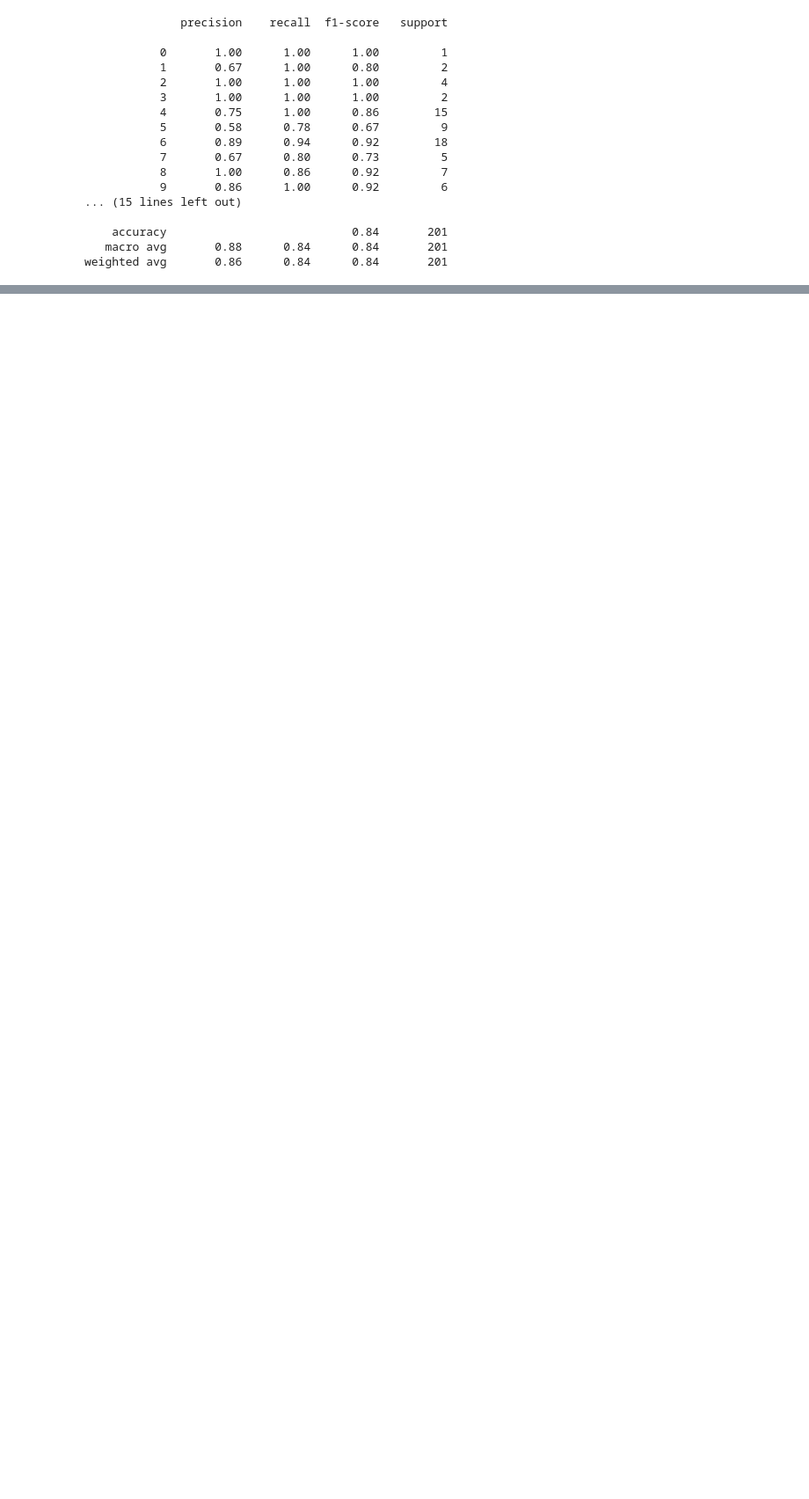
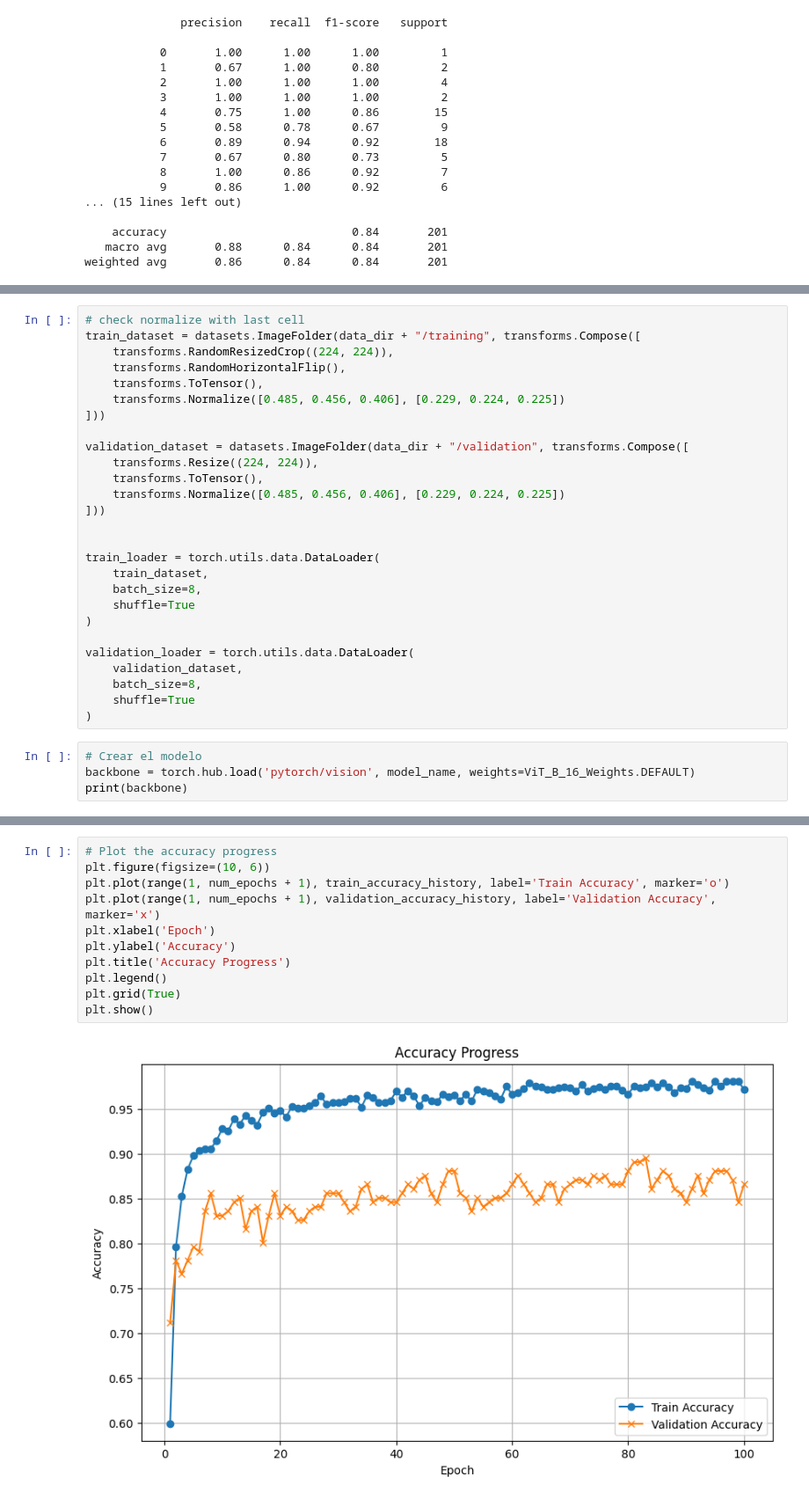
Before and after one commit to abrigoni/PNTDF-Deep-Learning-Models, a Jupyter notebook: model.ipynb, the cells around one changed output, grey strips where cells are left out. Shown at 88% size. Saved outputs shown, nothing was run; the diff lists cells and outputs as text; blank space fills up the shorter version.

Commit message:
update training ViT

```diff
--- a/model.ipynb
+++ b/model.ipynb
@@ -1507,0 +1525,31 @@ weighted avg       0.86      0.84      0.84       201
+# %%
+# check normalize with last cell
+train_dataset = datasets.ImageFolder(data_dir + "/training", transforms.Compose([
+    transforms.RandomResizedCrop((224, 224)),
+    transforms.RandomHorizontalFlip(),
+    transforms.ToTensor(),
+    transforms.Normalize([0.485, 0.456, 0.406], [0.229, 0.224, 0.225])
+]))
+
+validation_dataset = datasets.ImageFolder(data_dir + "/validation", transforms.Compose([
+    transforms.Resize((224, 224)),
+    transforms.ToTensor(),
+    transforms.Normalize([0.485, 0.456, 0.406], [0.229, 0.224, 0.225])
+]))
+
+
+train_loader = torch.utils.data.DataLoader(
+    train_dataset,
+    batch_size=8,
+    shuffle=True
+)
+
+validation_loader = torch.utils.data.DataLoader(
+    validation_dataset,
+    batch_size=8,
+    shuffle=True
+)
+# %%
+# Crear el modelo
+backbone = torch.hub.load('pytorch/vision', model_name, weights=ViT_B_16_Weights.DEFAULT)
+print(backbone)
@@ -1507,0 +1690,13 @@ weighted avg       0.86      0.84      0.84       201
+# %%
+# Plot the accuracy progress
+plt.figure(figsize=(10, 6))
+plt.plot(range(1, num_epochs + 1), train_accuracy_history, label='Train Accuracy', marker='o')
+plt.plot(range(1, num_epochs + 1), validation_accuracy_history, label='Validation Accuracy', marker='x')
+plt.xlabel('Epoch')
+plt.ylabel('Accuracy')
+plt.title('Accuracy Progress')
+plt.legend()
+plt.grid(True)
+plt.show()
+# %% [output]
+[figure, added]
```
Also changed, not shown: parts of 5 cells of this notebook.
